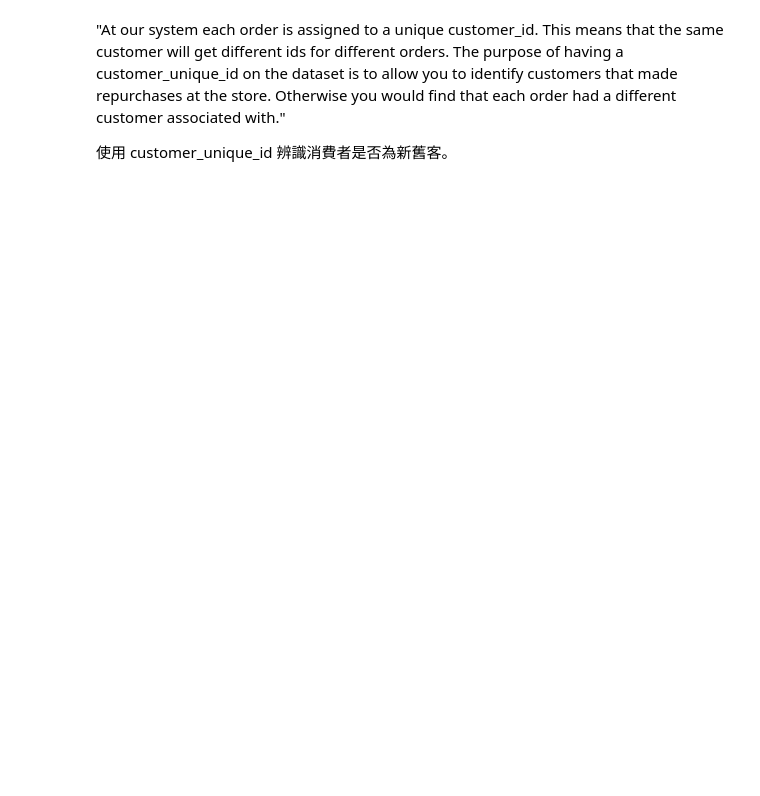
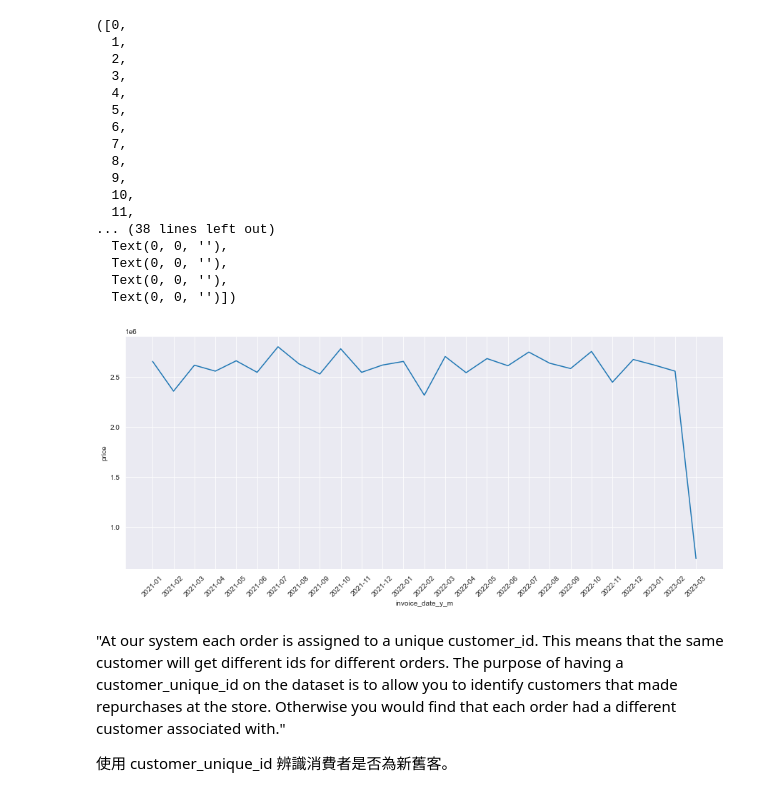
Before and after one commit to LiangYuDer/E-commerce-Analysis, a Jupyter notebook: ec_analysis.ipynb, the cells around one changed output. Saved outputs shown, nothing was run; the diff lists cells and outputs as text; code cells hidden in the pictures; blank space fills up the shorter version.

Commit message:
Changes to be committed: 	new file:   customer_shopping_data.csv 	modified:   ec_analysis.ipynb

```diff
--- a/ec_analysis.ipynb
+++ b/ec_analysis.ipynb
@@ -46,0 +6,4 @@ f"'The columns of olist_customers are :-  ',{df_customers.columns} \n \
+# %%
+df = pd.read_csv("F:/Kaggle/E-Commerce-Analysis/customer_shopping_data.csv")
+# print the columns of all dataframes
+df.info()
@@ -46,0 +28,10 @@ f"'The columns of olist_customers are :-  ',{df_customers.columns} \n \
+# %%
+#將日期轉為正確格式，3/6/2022 → 03/06/2022
+df["invoice_date_d"] = df["invoice_date"].str.split('/', expand=True)[0].apply(lambda x: x if len(x)>1 else "0"+x)
+df["invoice_date_m"] = df["invoice_date"].str.split('/', expand=True)[1].apply(lambda x: x if len(x)>1 else "0"+x)
+df["invoice_date_y"] = df["invoice_date"].str.split('/', expand=True)[2]
+# %%
+df["invoice_date"] = df["invoice_date_y"] + "-" + df["invoice_date_m"] + "-" + df["invoice_date_d"]
+df["invoice_date_n"] = pd.to_datetime(df["invoice_date"])
+print(df["invoice_date"].max())
+print(df["invoice_date"].min())
@@ -46,0 +41,6 @@ f"'The columns of olist_customers are :-  ',{df_customers.columns} \n \
+# %%
+#1: 計算2021/01/01 - 2023/03/08 月營收
+revenue = df[["invoice_date_y", "invoice_date_m", "quantity", "price"]].groupby(["invoice_date_y","invoice_date_m"]).agg('sum').sort_values(by=["invoice_date_y","invoice_date_m"]).reset_index()
+invoice_date_y_m = revenue["invoice_date_y"].astype(str) + "-" + revenue["invoice_date_m"].astype(str)
+revenue.insert(0, "invoice_date_y_m", invoice_date_y_m)
+revenue
@@ -46,0 +65,24 @@ f"'The columns of olist_customers are :-  ',{df_customers.columns} \n \
+# %%
+plt.figure(figsize=(15, 6))
+sns.set_style("darkgrid")
+sns.lineplot(data=revenue, x="invoice_date_y_m", y="price")
+plt.xticks(rotation=45)
+# %% [output]
+([0,
+  1,
+  2,
+  3,
+  4,
+  5,
+  6,
+  7,
+  8,
+  9,
+  10,
+  11,
+... (38 lines left out)
+  Text(0, 0, ''),
+  Text(0, 0, ''),
+  Text(0, 0, ''),
+  Text(0, 0, '')])
+[figure, added]
```
Also changed, not shown: parts of 14 cells of this notebook, 1 other file.
